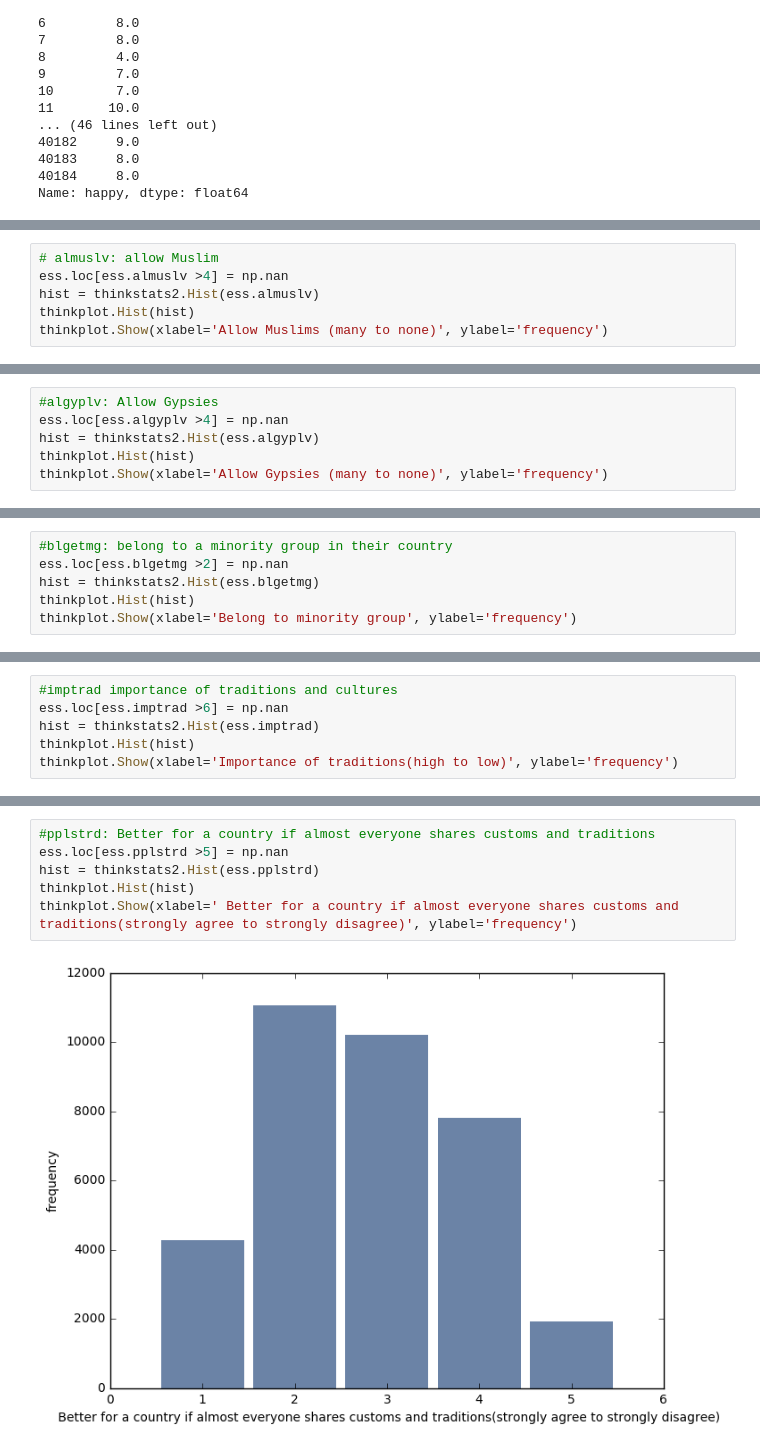
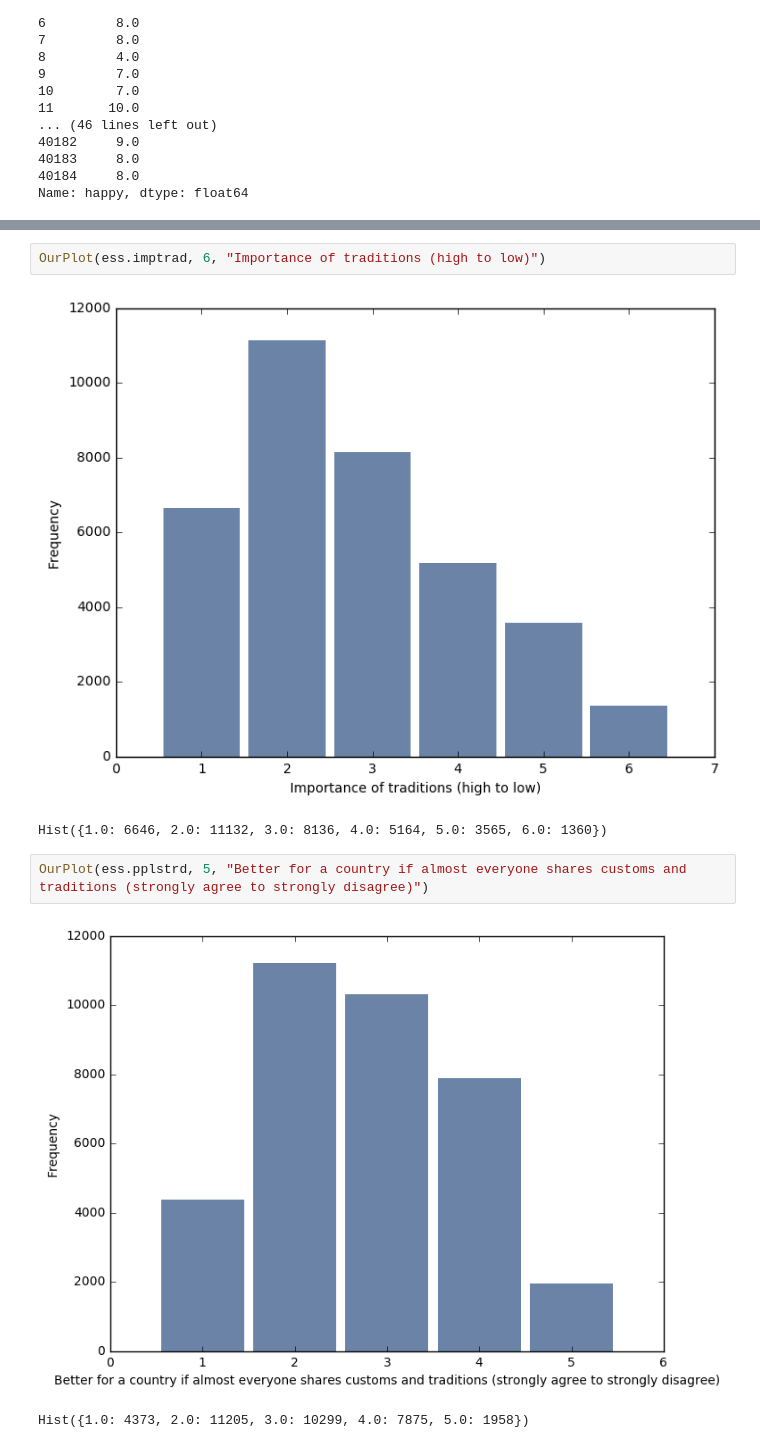
Before and after one commit to apurvaraman/DataScienceReport1, a Jupyter notebook: Report1.ipynb, the cells around one changed output, grey strips where cells are left out. Saved outputs shown, nothing was run; the diff lists cells and outputs as text.

```diff
--- a/Report1.ipynb
+++ b/Report1.ipynb
@@ -105,6 +82,0 @@ thinkplot.Show(xlabel='Allow Jewish People (many to none)', ylabel='frequency')
-# %%
-# almuslv: allow Muslim
-ess.loc[ess.almuslv >4] = np.nan
-hist = thinkstats2.Hist(ess.almuslv)
-thinkplot.Hist(hist)
-thinkplot.Show(xlabel='Allow Muslims (many to none)', ylabel='frequency')
@@ -113,6 +82,0 @@ thinkplot.Show(xlabel='Allow Muslims (many to none)', ylabel='frequency')
-# %%
-#algyplv: Allow Gypsies
-ess.loc[ess.algyplv >4] = np.nan
-hist = thinkstats2.Hist(ess.algyplv)
-thinkplot.Hist(hist)
-thinkplot.Show(xlabel='Allow Gypsies (many to none)', ylabel='frequency')
@@ -121,6 +82,0 @@ thinkplot.Show(xlabel='Allow Gypsies (many to none)', ylabel='frequency')
-# %%
-#blgetmg: belong to a minority group in their country
-ess.loc[ess.blgetmg >2] = np.nan
-hist = thinkstats2.Hist(ess.blgetmg)
-thinkplot.Hist(hist)
-thinkplot.Show(xlabel='Belong to minority group', ylabel='frequency')
@@ -129,6 +82,0 @@ thinkplot.Show(xlabel='Belong to minority group', ylabel='frequency')
-# %%
-#imptrad importance of traditions and cultures
-ess.loc[ess.imptrad >6] = np.nan
-hist = thinkstats2.Hist(ess.imptrad)
-thinkplot.Hist(hist)
-thinkplot.Show(xlabel='Importance of traditions(high to low)', ylabel='frequency')
@@ -137,8 +117,10 @@ thinkplot.Show(xlabel='Importance of traditions(high to low)', ylabel='frequency
+# %%
+OurPlot(ess.imptrad, 6, "Importance of traditions (high to low)")
+# %% [output]
+[figure, added]
+Hist({1.0: 6646, 2.0: 11132, 3.0: 8136, 4.0: 5164, 5.0: 3565, 6.0: 1360})
 # %%
-#pplstrd: Better for a country if almost everyone shares customs and traditions
-ess.loc[ess.pplstrd >5] = np.nan
-hist = thinkstats2.Hist(ess.pplstrd)
-thinkplot.Hist(hist)
-thinkplot.Show(xlabel=' Better for a country if almost everyone shares customs and traditions(strongly agree to strongly disagree)', ylabel='frequency')
+OurPlot(ess.pplstrd, 5, "Better for a country if almost everyone shares customs and traditions (strongly agree to strongly disagree)")
 # %% [output]
-[figure, old version]
+[figure, new version]
+Hist({1.0: 4373, 2.0: 11205, 3.0: 10299, 4.0: 7875, 5.0: 1958})
```
Also changed, not shown: parts of 23 cells of this notebook.
